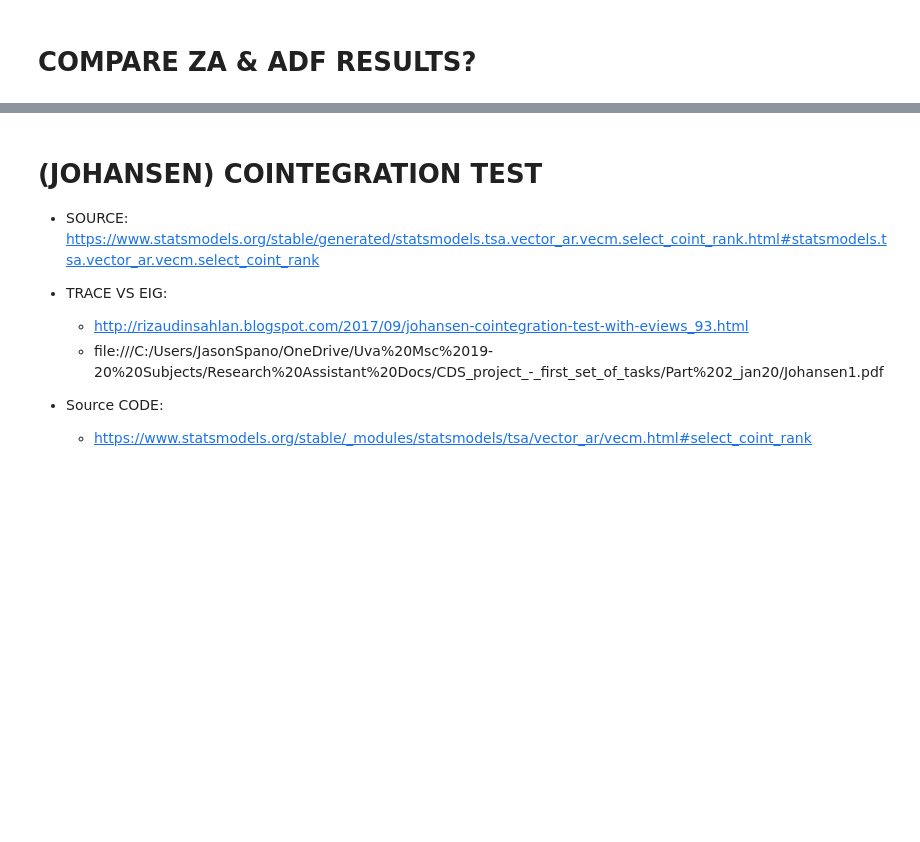
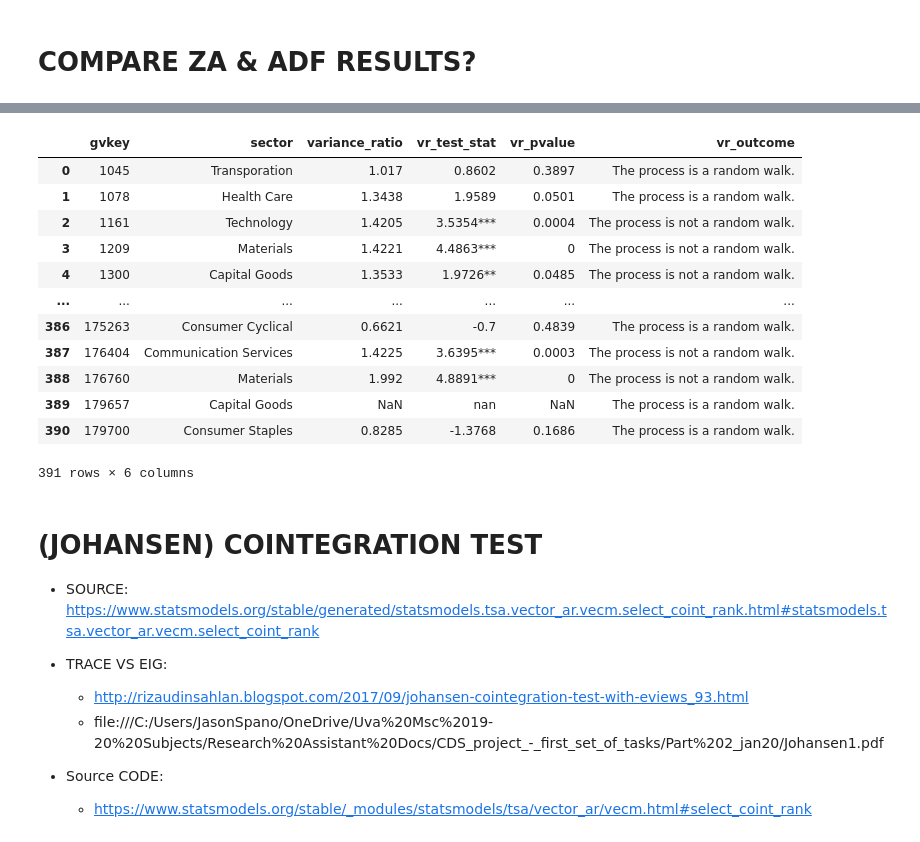
Before and after one commit to Jspano95/Jspano_MScQFin_Thesis, a Jupyter notebook: Jspano_MSc_QuantFin_Public_Github_V1.00.ipynb, the cells around one changed output, grey strips where cells are left out. Saved outputs shown, nothing was run; the diff lists cells and outputs as text; code cells hidden in the pictures; blank space fills up the shorter version.

```diff
--- a/Jspano_MSc_QuantFin_Public_Github_V1.00.ipynb
+++ b/Jspano_MSc_QuantFin_Public_Github_V1.00.ipynb
@@ -2830,3 +3324,19 @@ sorted_alldata_df_final_adf_results = pd.read_pickle("./sorted_alldata_df_final_
+# %%
+variance_ratio_df
+# %% [output]
+|  | gvkey | sector | variance_ratio | vr_test_stat | vr_pvalue | vr_outcome |
+| 0 | 1045 | Transporation | 1.017 | 0.8602 | 0.3897 | The process is a random walk. |
+| 1 | 1078 | Health Care | 1.3438 | 1.9589 | 0.0501 | The process is a random walk. |
+| 2 | 1161 | Technology | 1.4205 | 3.5354*** | 0.0004 | The process is not a random walk. |
+| 3 | 1209 | Materials | 1.4221 | 4.4863*** | 0 | The process is not a random walk. |
+| 4 | 1300 | Capital Goods | 1.3533 | 1.9726** | 0.0485 | The process is not a random walk. |
+| ... | ... | ... | ... | ... | ... | ... |
+| 386 | 175263 | Consumer Cyclical | 0.6621 | -0.7 | 0.4839 | The process is a random walk. |
+| 387 | 176404 | Communication Services | 1.4225 | 3.6395*** | 0.0003 | The process is not a random walk. |
+| 388 | 176760 | Materials | 1.992 | 4.8891*** | 0 | The process is not a random walk. |
+| 389 | 179657 | Capital Goods | NaN | nan | NaN | The process is a random walk. |
+| 390 | 179700 | Consumer Staples | 0.8285 | -1.3768 | 0.1686 | The process is a random walk. |
+391 rows × 6 columns
 # %% [markdown]
 # (JOHANSEN) COINTEGRATION TEST
 
```
Also changed, not shown: parts of 89 cells of this notebook.
